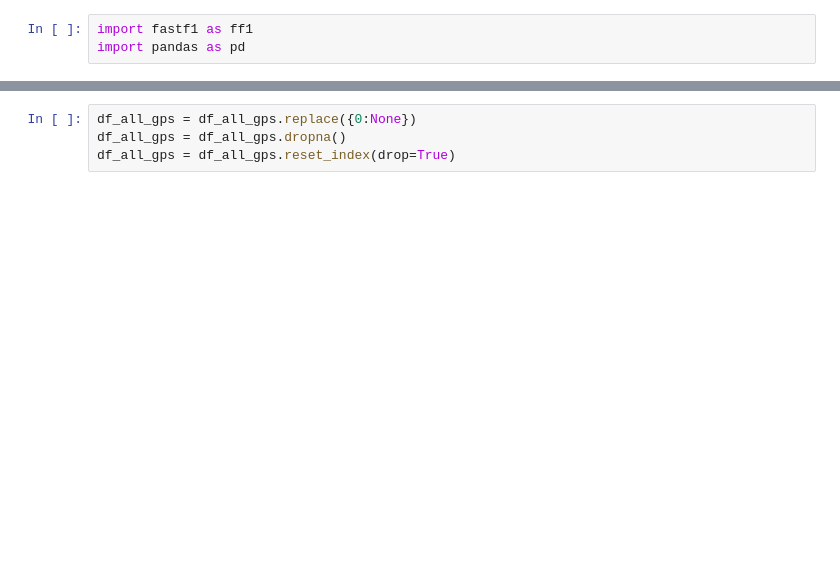
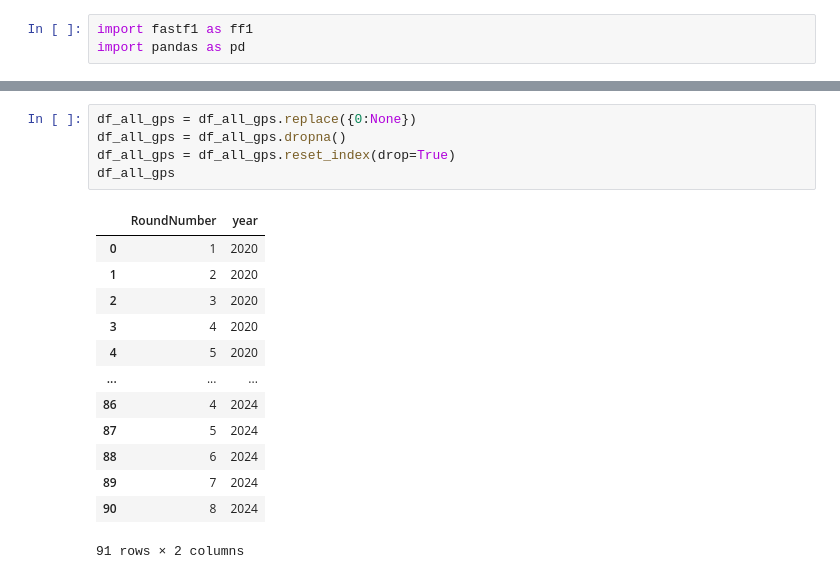
Before and after one commit to olesasha/InfoViz, a Jupyter notebook: E3/Notebooks/scrape_lap_info.ipynb, the cells around one changed output, grey strips where cells are left out. Drawn from its saved outputs; the diff is of its cells as text; blank space fills up the shorter version.

```diff
--- a/E3/Notebooks/scrape_lap_info.ipynb
+++ b/E3/Notebooks/scrape_lap_info.ipynb
@@ -20,7 +20,22 @@ req         WARNING     DEFAULT CACHE ENABLED! (10.79 GB) /Users/max/Library/Cac
 # %%
 df_all_gps = df_all_gps.replace({0:None})
 df_all_gps = df_all_gps.dropna()
 df_all_gps = df_all_gps.reset_index(drop=True)
+df_all_gps
+# %% [output]
+|  | RoundNumber | year |
+| 0 | 1 | 2020 |
+| 1 | 2 | 2020 |
+| 2 | 3 | 2020 |
+| 3 | 4 | 2020 |
+| 4 | 5 | 2020 |
+| ... | ... | ... |
+| 86 | 4 | 2024 |
+| 87 | 5 | 2024 |
+| 88 | 6 | 2024 |
+| 89 | 7 | 2024 |
+| 90 | 8 | 2024 |
+91 rows × 2 columns
 # %%
 all_laps_data = []
 for _,gp_data in df_all_gps.iterrows():
```
Also changed, not shown: parts of 5 cells of this notebook, 5 other files.
